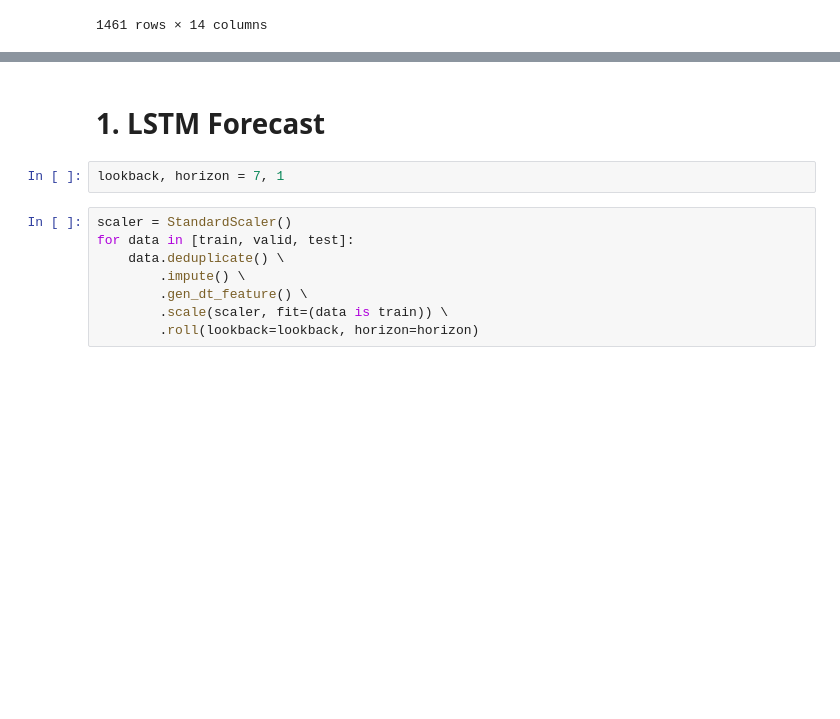
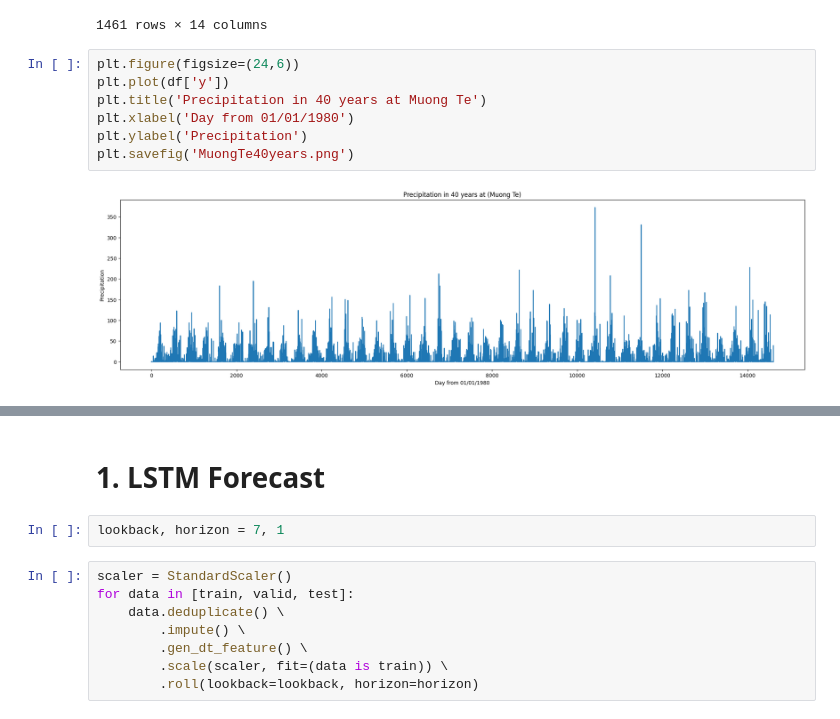
Before and after one commit to phuonglh/vlp, a Jupyter notebook: s2s/src/main/python/precipitation-RNN.ipynb, the cells around one changed output, grey strips where cells are left out. Cells and saved outputs as stored; diff of their text form; blank space fills up the shorter version.

```diff
--- a/s2s/src/main/python/precipitation-RNN.ipynb
+++ b/s2s/src/main/python/precipitation-RNN.ipynb
@@ -104,3 +104,12 @@ valid.df
 | 13147 | 1557.75 | 5851.25 | 95.250000 | 96.000000 | 5.000000 | 102185.0 | 0.35675 | -2.774999 | 2.450002 | 41.725000 | 8.500000 | ... |
 | 13148 | 1567.25 | 5863.75 | 95.750000 | 96.750000 | 10.250000 | 102390.0 | 0.35350 | -3.149998 | 3.675000 | 40.625000 | 19.100000 | ... |
 1461 rows × 14 columns
+# %%
+plt.figure(figsize=(24,6))
+plt.plot(df['y'])
+plt.title('Precipitation in 40 years at Muong Te')
+plt.xlabel('Day from 01/01/1980')
+plt.ylabel('Precipitation')
+plt.savefig('MuongTe40years.png')
+# %% [output]
+[figure, added]
```
Also changed, not shown: parts of 3 cells of this notebook, 3 other files.
